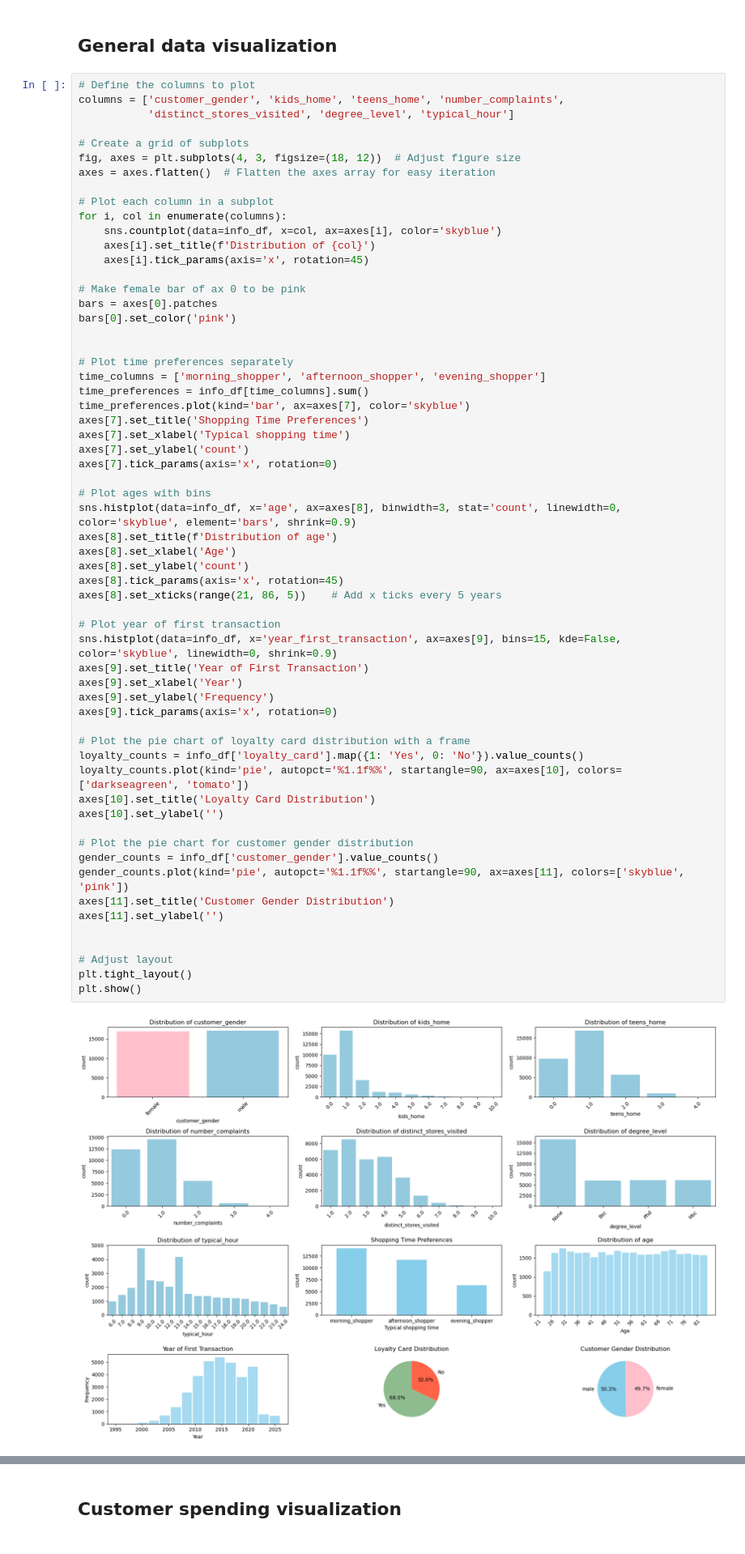
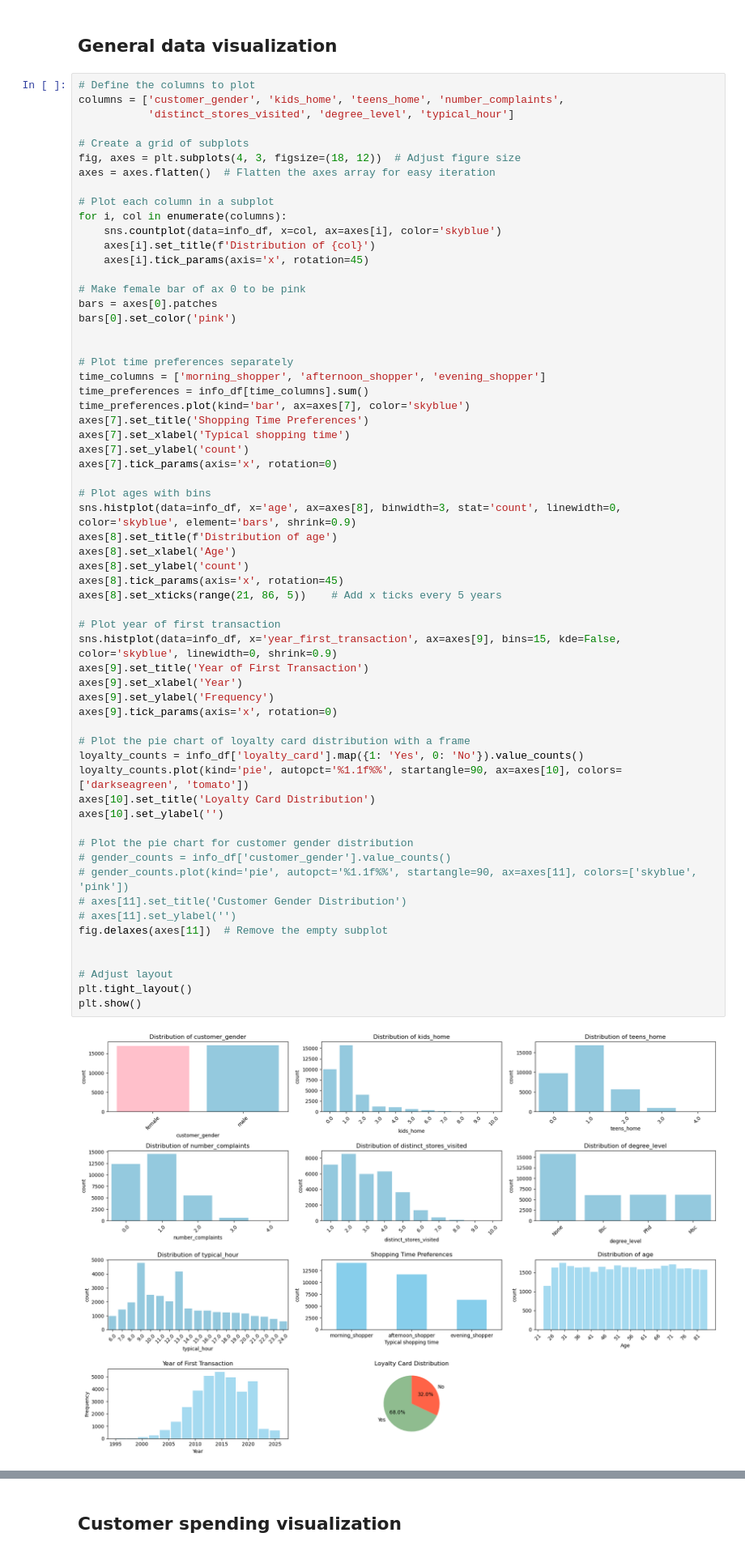
Before and after one commit to Yan-Sidoryk/Unsupervised-Customer-Segmentation, a Jupyter notebook: visualization.ipynb, the cells around one changed output, grey strips where cells are left out. Shown at 81% size. Drawn from its saved outputs; the diff is of its cells as text.

Commit message:
removed the gender pie chart

```diff
--- a/visualization.ipynb
+++ b/visualization.ipynb
@@ -178,35 +178,36 @@ axes[7].set_ylabel('count')
 axes[7].tick_params(axis='x', rotation=0)
 
 # Plot ages with bins
 sns.histplot(data=info_df, x='age', ax=axes[8], binwidth=3, stat='count', linewidth=0, color='skyblue', element='bars', shrink=0.9)
 axes[8].set_title(f'Distribution of age')
 axes[8].set_xlabel('Age')
 axes[8].set_ylabel('count')
 axes[8].tick_params(axis='x', rotation=45)
 axes[8].set_xticks(range(21, 86, 5))    # Add x ticks every 5 years
 
 # Plot year of first transaction
 sns.histplot(data=info_df, x='year_first_transaction', ax=axes[9], bins=15, kde=False, color='skyblue', linewidth=0, shrink=0.9)
 axes[9].set_title('Year of First Transaction')
 axes[9].set_xlabel('Year')
 axes[9].set_ylabel('Frequency')
 axes[9].tick_params(axis='x', rotation=0)
 
 # Plot the pie chart of loyalty card distribution with a frame
 loyalty_counts = info_df['loyalty_card'].map({1: 'Yes', 0: 'No'}).value_counts()
 loyalty_counts.plot(kind='pie', autopct='%1.1f%%', startangle=90, ax=axes[10], colors=['darkseagreen', 'tomato'])
 axes[10].set_title('Loyalty Card Distribution')
 axes[10].set_ylabel('')
 
 # Plot the pie chart for customer gender distribution
-gender_counts = info_df['customer_gender'].value_counts()
-gender_counts.plot(kind='pie', autopct='%1.1f%%', startangle=90, ax=axes[11], colors=['skyblue', 'pink'])
-axes[11].set_title('Customer Gender Distribution')
-axes[11].set_ylabel('')
+# gender_counts = info_df['customer_gender'].value_counts()
+# gender_counts.plot(kind='pie', autopct='%1.1f%%', startangle=90, ax=axes[11], colors=['skyblue', 'pink'])
+# axes[11].set_title('Customer Gender Distribution')
+# axes[11].set_ylabel('')
+fig.delaxes(axes[11])  # Remove the empty subplot
 
 
 # Adjust layout
 plt.tight_layout()
 plt.show()
 # %% [output]
-[figure, old version]
+[figure, new version]
```
Also changed, not shown: parts of 1 cell of this notebook.
